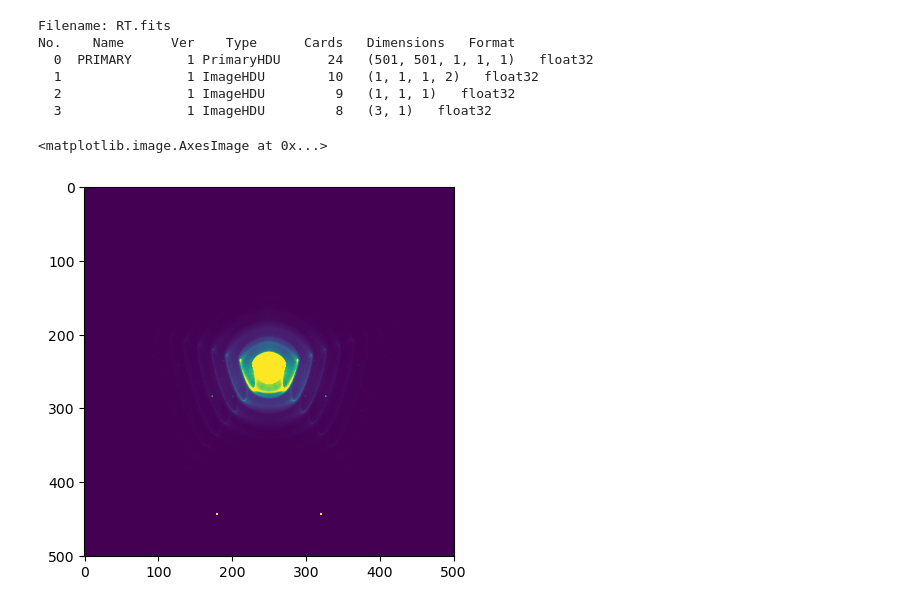
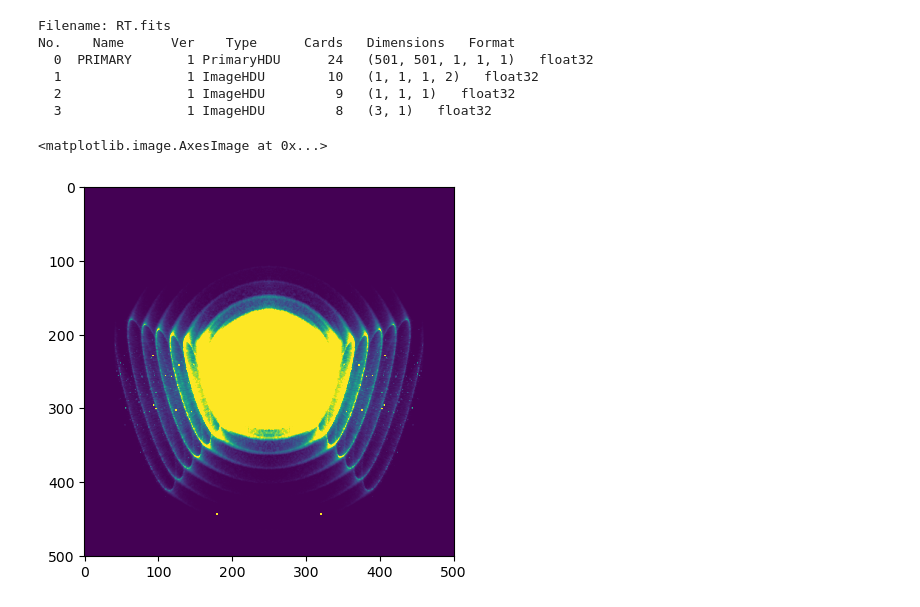
Before and after one commit to ryanwhite1/xenomorph, a Jupyter notebook: test.ipynb, the cells around one changed output. Saved outputs shown, nothing was run; the diff lists cells and outputs as text; code cells hidden in the pictures.

Commit message:
Update jwst plot

```diff
--- a/test.ipynb
+++ b/test.ipynb
@@ -14,8 +14,8 @@ No.    Name      Ver    Type      Cards   Dimensions   Format
 # %%
 data = hdul[0].data[0][0][0]
 
 fig, ax = plt.subplots()
-ax.imshow(data, vmin=1e-35, vmax=1e-30)
+ax.imshow(data, vmin=1e-35, vmax=1e-32)
 # %% [output]
 <matplotlib.image.AxesImage at 0x...>
-[figure, old version]
+[figure, new version]
```
Also changed, not shown: 6 other files.
